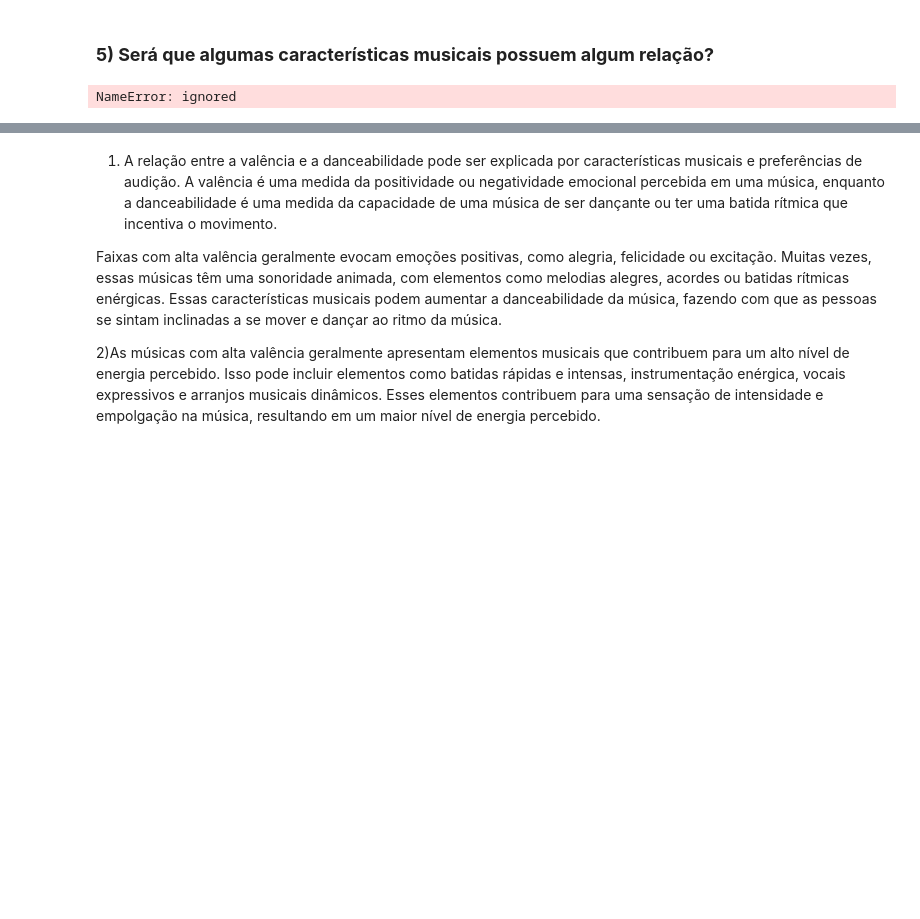
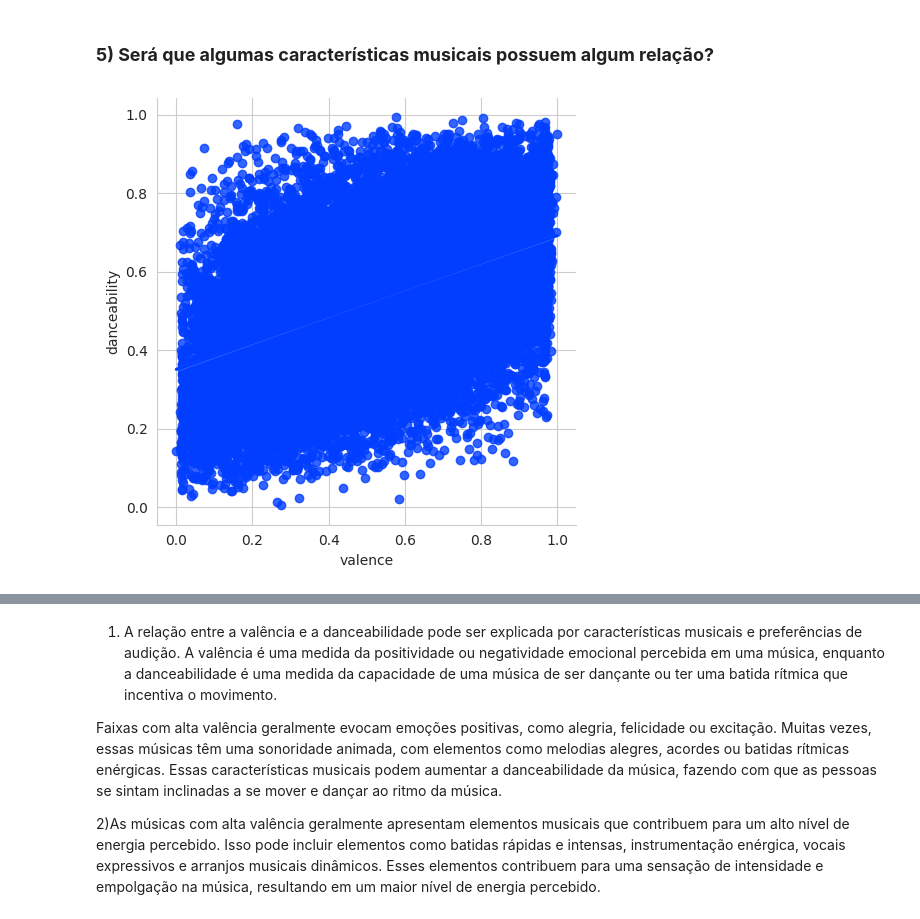
Before and after one commit to jonatahpfg/Projeto-ICD-UFPB, a Jupyter notebook: Cópia_de__Original_de_Projeto_ICD.ipynb, the cells around one changed output, grey strips where cells are left out. Cells and saved outputs as stored; diff of their text form; code cells hidden in the pictures; blank space fills up the shorter version.

```diff
--- a/Cópia_de__Original_de_Projeto_ICD.ipynb
+++ b/Cópia_de__Original_de_Projeto_ICD.ipynb
@@ -369,8 +369,8 @@ Influências da indústria musical e comercialização: A indústria da música
 # %% [markdown]
 ### **5) Será que algumas características musicais possuem algum relação?**
 # %%
-sns.lmplot(data=df_numeric, x= 'valence', y= 'danceability')
+sns.lmplot(data=df_music, x= 'valence', y= 'danceability')
 plt.show()
 # %% [output]
-NameError: ignored
+[figure, added]
 # %%
```
Also changed, not shown: parts of 9 cells of this notebook.
